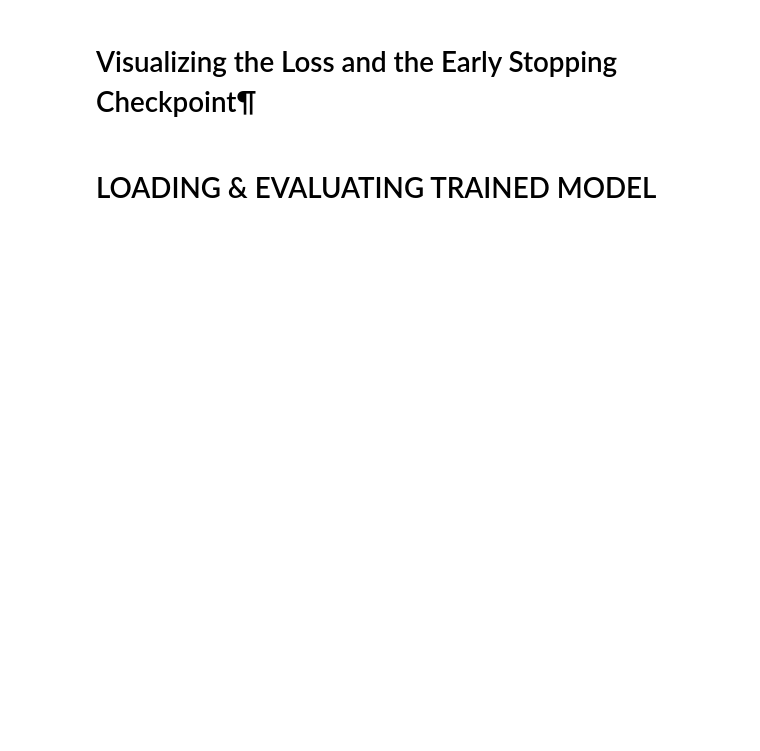
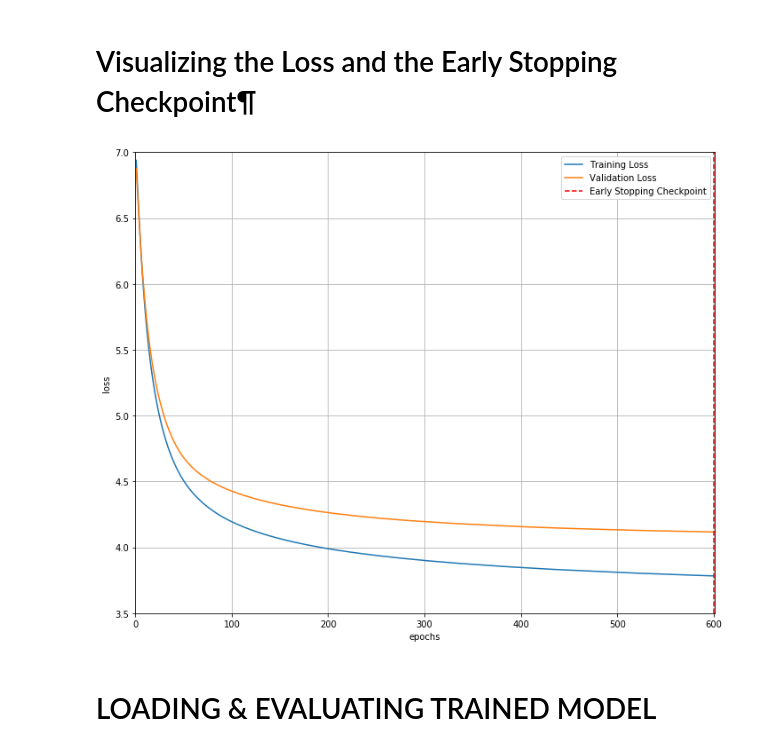
Before and after one commit to tridelt/PyTorchWord2Vec, a Jupyter notebook: train.ipynb, the cells around one changed output. Cells and saved outputs as stored; diff of their text form; code cells hidden in the pictures; blank space fills up the shorter version.

```diff
--- a/train.ipynb
+++ b/train.ipynb
@@ -51,12 +51,12 @@ from model import Word2Vec
 from utils import EarlyStopping
 
 # HyperParams
-dimensionSize = 300
-num_epochs = 400
-lr = 0.005
-batchSize = 80
+dimensionSize = 400
+num_epochs = 600
+lr = 0.001
+batchSize = 150
 patience = 25
-save_name = "test12345.w2v"
+save_name = "smalldims.w2v"
 verbose = True
 
 trainingDataset = LoadedDataSet(trainingPairs)
@@ -134,24 +148,26 @@ KeyboardInterrupt:
 # %%
 import matplotlib.pyplot as plt
 
 # visualize the loss as the network trained
 fig = plt.figure(figsize=(10,8))
 plt.plot(range(1,len(avg_train_losses)+1),avg_train_losses, label='Training Loss')
 plt.plot(range(1,len(avg_valid_losses)+1),avg_valid_losses,label='Validation Loss')
 
 # find position of lowest validation loss
 minposs = avg_valid_losses.index(min(avg_valid_losses))+1
 plt.axvline(minposs, linestyle='--', color='r',label='Early Stopping Checkpoint')
 
 plt.xlabel('epochs')
 plt.ylabel('loss')
-plt.ylim(4.0, 7) # consistent scale
+plt.ylim(3.5, 7) # consistent scale
 plt.xlim(0, len(avg_train_losses)+1) # consistent scale
 plt.grid(True)
 plt.legend()
 plt.tight_layout()
 plt.show()
 fig.savefig('./SOFTMAX_trained/plots/loss_plot.png', bbox_inches='tight')
+# %% [output]
+[figure, added]
 # %% [markdown]
 # LOADING & EVALUATING TRAINED MODEL
 # %%
```
Also changed, not shown: parts of 2 cells of this notebook, 3 other files.
